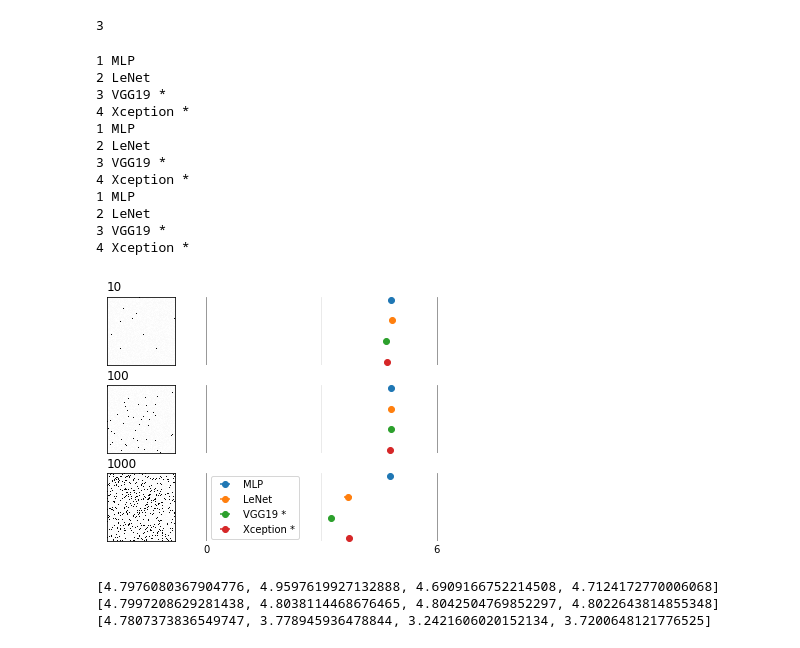
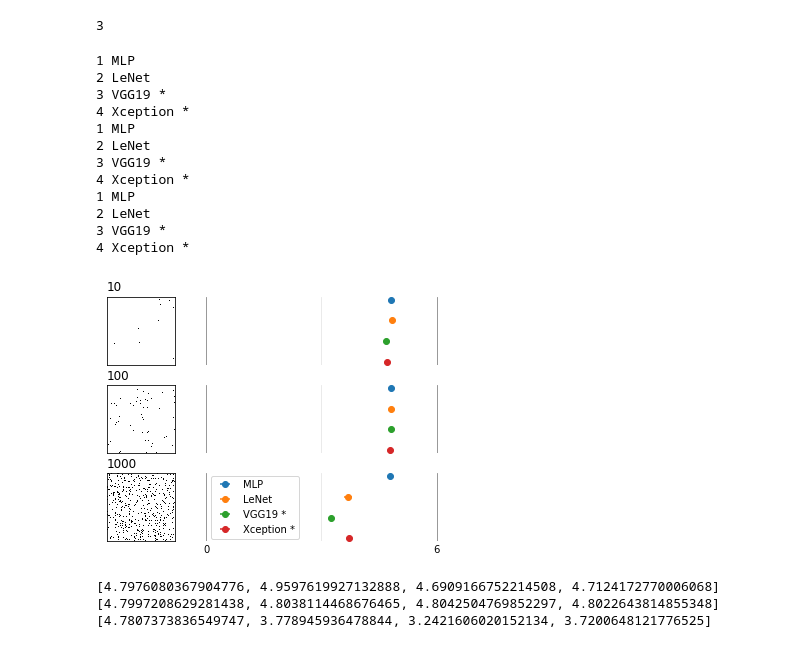
Before and after one commit to Rhoana/perception, a Jupyter notebook: IPY/Weber_Analysis_no_noise.ipynb, the cells around one changed output. Cells and saved outputs as stored; diff of their text form; code cells hidden in the pictures.

```diff
--- a/IPY/Weber_Analysis_no_noise.ipynb
+++ b/IPY/Weber_Analysis_no_noise.ipynb
@@ -238,8 +238,8 @@ for a,c_base in enumerate(['10','100','1000']):
 #     data, labels = C.Figure4.generate_datapoint()
 
     image, label = eval('C.Weber.base'+c_base)()
-    image = image.astype(np.float32)
-    image += np.random.uniform(0, 0.05,(100,100))
+#     image = image.astype(np.float32)
+#     image += np.random.uniform(0, 0.05,(100,100))
 
     images.append(image)
 
@@ -346,34 +346,34 @@ for row in range(rows):
 #             # vgg from scratch
 # #             c = c+'vg s'
 #             c = 'VGG19'
 #             c_color = 'C2'
 #         elif i == 5:
 #             # xcpetion imagenet
 #             c = 'Xception *'
 #             c_color = '#fb9a99'
 #         elif i == 6:
 #             # xception from scratch
 # #             c = c+'x sc'
 # #             c = 'Xception'
 #             c_color = 'C3'
 
         errorbars = plt.errorbar(means, y_pos, xerr=confidence, fmt='o', label=c, color=c_color)
 plt.legend(loc='center left')
 plt.savefig('../PAPER/gfx/weber_mlae_no_noise.pdf', bbox_inches='tight', pad_inches=0)
 # %% [output]
 1 MLP
 2 LeNet
 3 VGG19 *
 4 Xception *
 1 MLP
 2 LeNet
 3 VGG19 *
 4 Xception *
 1 MLP
 2 LeNet
 3 VGG19 *
 4 Xception *
-[figure, old version]
+[figure, new version]
 # %%
 print [np.mean(all_data[v][0]) for v in range(4)]
 print [np.mean(all_data[v][1]) for v in range(4)]
```
Also changed, not shown: parts of 2 cells of this notebook, 2 other files.
